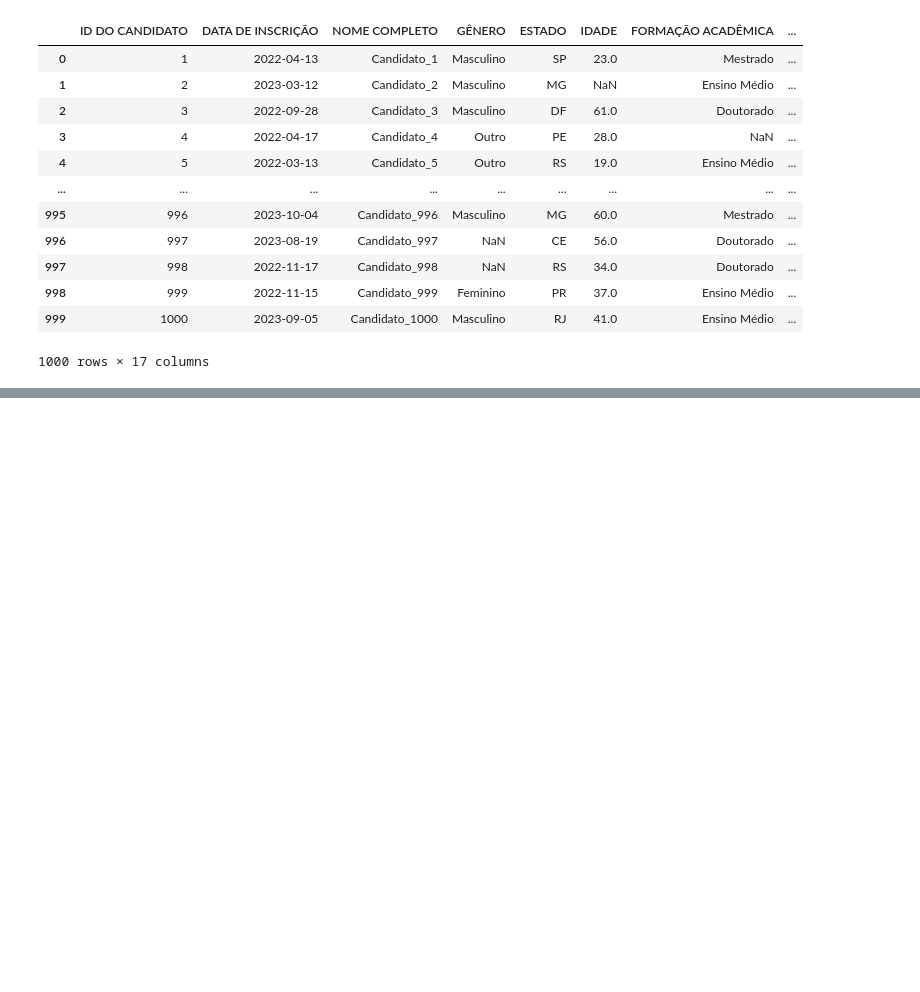
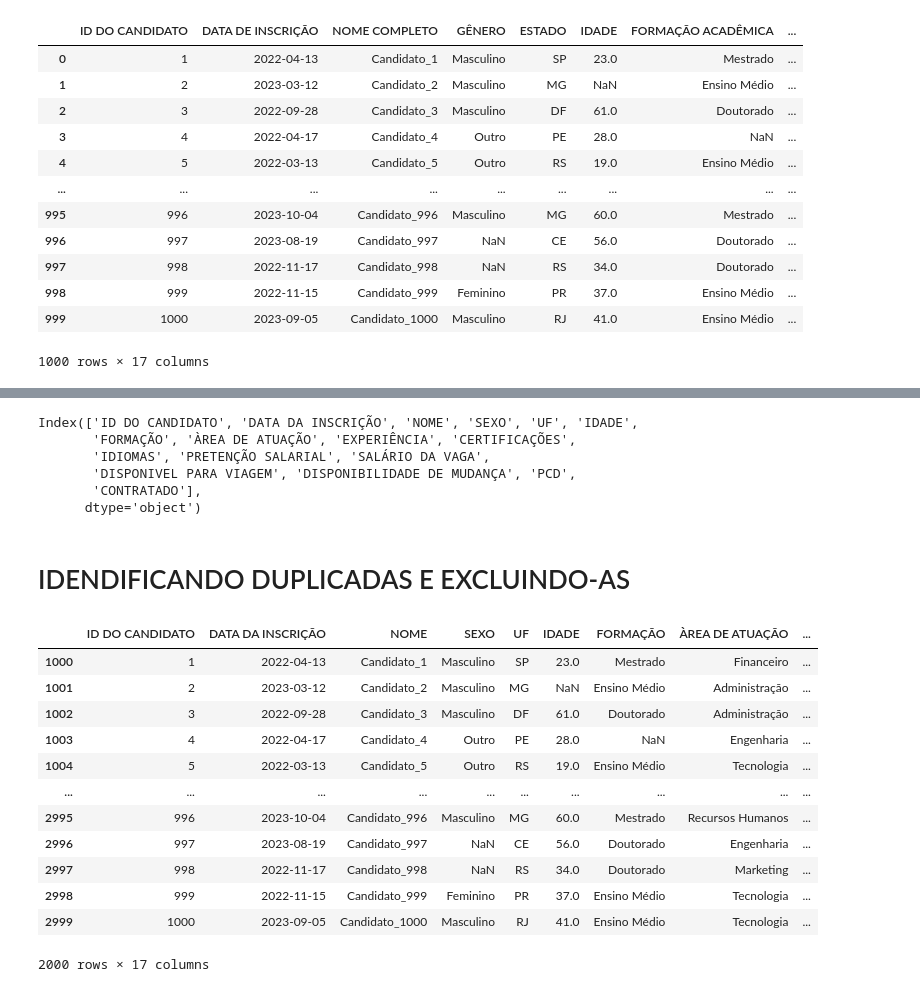
Before and after one commit to CaioHarrys/CURSO-PYTHON-IA, a Jupyter notebook: Analise_Candidatos/analise_Candidatos.ipynb, the cells around one changed output, grey strips where cells are left out. Saved outputs shown, nothing was run; the diff lists cells and outputs as text; code cells hidden in the pictures; blank space fills up the shorter version.

```diff
--- a/Analise_Candidatos/analise_Candidatos.ipynb
+++ b/Analise_Candidatos/analise_Candidatos.ipynb
@@ -178,6 +179,6 @@ candidatos_tec3
 | 999 | 1000 | 2023-09-05 | Candidato_1000 | Masculino | RJ | 41.0 | Ensino Médio | ... |
 1000 rows × 17 columns
 # %%
-candidatos_tec3 = candidatos_tec3.rename(columns={'ID DO CANDIDATO	' : 'ID DO CANDIDATO', 'DATA DE INSCRIÇÃO	':'DATA DA INSCRIÇÃO', 'NOME COMPLETO	':'NOME', 'GÊNERO': 'SEXO', 'ESTADO': 'UF', 'IDADE': 'IDADE', 'FORMAÇÃO ACADÊMICA	':'FORMAÇÃO', 'ÁREA DE ATUAÇÃO	': 'ÀREA DE ATUAÇÃO','ANOS DE EXPERIÊNCIA	':'EXPERIÊNCIA', 'CERTIFICAÇÕES':'CERTIFICAÇÕES', 'IDIOMA':'IDIOMAS','PRETENSÃO SALARIAL	':'PRETENÇÃO SALARIAL', 'SALÁRIO DA VAGA	':'SALÁRIO DA VAGA', 'DISPONÍVEL PARA VIAGENS	':'DISPONIVEL PARA VIAGEM','DISPONÍVEL PARA MUDANÇA	':'DISPONIBILIDADE DE MUDANÇA','É PCD	':'PCD'})
+candidatos_tec3 = candidatos_tec3.rename(columns={'ID DO CANDIDATO' : 'ID DO CANDIDATO', 'DATA DE INSCRIÇÃO':'DATA DA INSCRIÇÃO', 'NOME COMPLETO':'NOME', 'GÊNERO': 'SEXO', 'ESTADO': 'UF', 'IDADE': 'IDADE', 'FORMAÇÃO ACADÊMICA':'FORMAÇÃO', 'ÁREA DE ATUAÇÃO': 'ÀREA DE ATUAÇÃO','ANOS DE EXPERIÊNCIA':'EXPERIÊNCIA', 'CERTIFICAÇÕES':'CERTIFICAÇÕES', 'IDIOMA':'IDIOMAS','PRETENSÃO SALARIAL':'PRETENÇÃO SALARIAL', 'SALÁRIO DA VAGA':'SALÁRIO DA VAGA', 'DISPONÍVEL PARA VIAGENS':'DISPONIVEL PARA VIAGEM','DISPONÍVEL PARA MUDANÇA':'DISPONIBILIDADE DE MUDANÇA','É PCD':'PCD','STATUS DE CONTRATAÇÃO':'CONTRATADO'})
 candidatos_tec3
 # %% [output]
@@ -196,0 +205,4 @@ candidatos_tec3
+# %%
+candidatos = pd.concat([candidatos_tec1,candidatos_tec2,candidatos_tec3], ignore_index = True)
+candidatos
+candidatos.info()
@@ -196,0 +229,4 @@ candidatos_tec3
+# %%
+# Mudando candidatos-float para object.
+candidatos['CONTRATADO'] = candidatos['CONTRATADO'].astype(str)
+candidatos.info()
@@ -196,0 +305,29 @@ candidatos_tec3
+# %%
+# Nome das Colunas
+candidatos.columns
+# %% [output]
+Index(['ID DO CANDIDATO', 'DATA DA INSCRIÇÃO', 'NOME', 'SEXO', 'UF', 'IDADE',
+       'FORMAÇÃO', 'ÀREA DE ATUAÇÃO', 'EXPERIÊNCIA', 'CERTIFICAÇÕES',
+       'IDIOMAS', 'PRETENÇÃO SALARIAL', 'SALÁRIO DA VAGA',
+       'DISPONIVEL PARA VIAGEM', 'DISPONIBILIDADE DE MUDANÇA', 'PCD',
+       'CONTRATADO'],
+      dtype='object')
+# %% [markdown]
+# IDENDIFICANDO DUPLICADAS E EXCLUINDO-AS
+# %%
+#  Todas as LINHAS duplicadas com base em todas as colunas
+candidatos.loc[candidatos.duplicated()]
+# %% [output]
+|  | ID DO CANDIDATO | DATA DA INSCRIÇÃO | NOME | SEXO | UF | IDADE | FORMAÇÃO | ÀREA DE ATUAÇÃO | ... |
+| 1000 | 1 | 2022-04-13 | Candidato_1 | Masculino | SP | 23.0 | Mestrado | Financeiro | ... |
+| 1001 | 2 | 2023-03-12 | Candidato_2 | Masculino | MG | NaN | Ensino Médio | Administração | ... |
+| 1002 | 3 | 2022-09-28 | Candidato_3 | Masculino | DF | 61.0 | Doutorado | Administração | ... |
+| 1003 | 4 | 2022-04-17 | Candidato_4 | Outro | PE | 28.0 | NaN | Engenharia | ... |
+| 1004 | 5 | 2022-03-13 | Candidato_5 | Outro | RS | 19.0 | Ensino Médio | Tecnologia | ... |
+| ... | ... | ... | ... | ... | ... | ... | ... | ... | ... |
+| 2995 | 996 | 2023-10-04 | Candidato_996 | Masculino | MG | 60.0 | Mestrado | Recursos Humanos | ... |
+| 2996 | 997 | 2023-08-19 | Candidato_997 | NaN | CE | 56.0 | Doutorado | Engenharia | ... |
+| 2997 | 998 | 2022-11-17 | Candidato_998 | NaN | RS | 34.0 | Doutorado | Marketing | ... |
+| 2998 | 999 | 2022-11-15 | Candidato_999 | Feminino | PR | 37.0 | Ensino Médio | Tecnologia | ... |
+| 2999 | 1000 | 2023-09-05 | Candidato_1000 | Masculino | RJ | 41.0 | Ensino Médio | Tecnologia | ... |
+2000 rows × 17 columns
```
Also changed, not shown: parts of 14 cells of this notebook.
